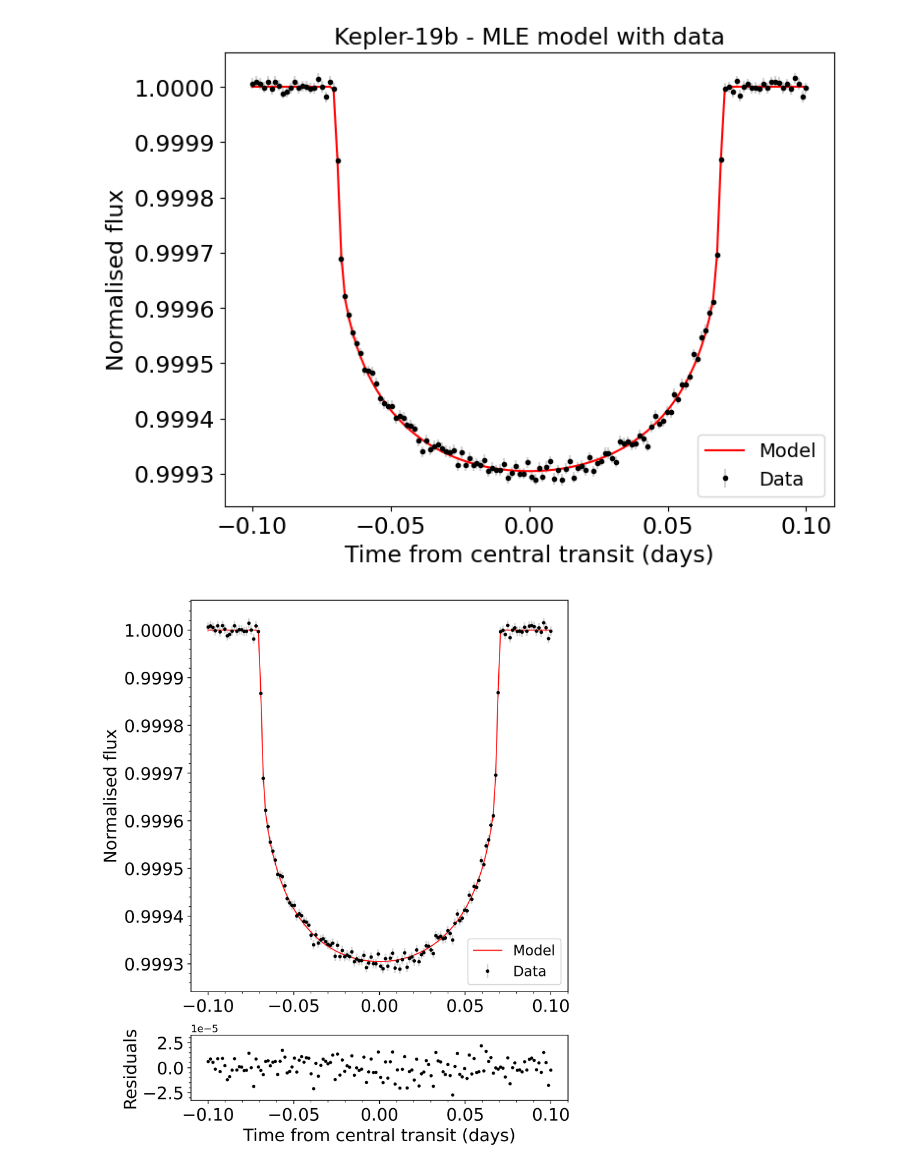
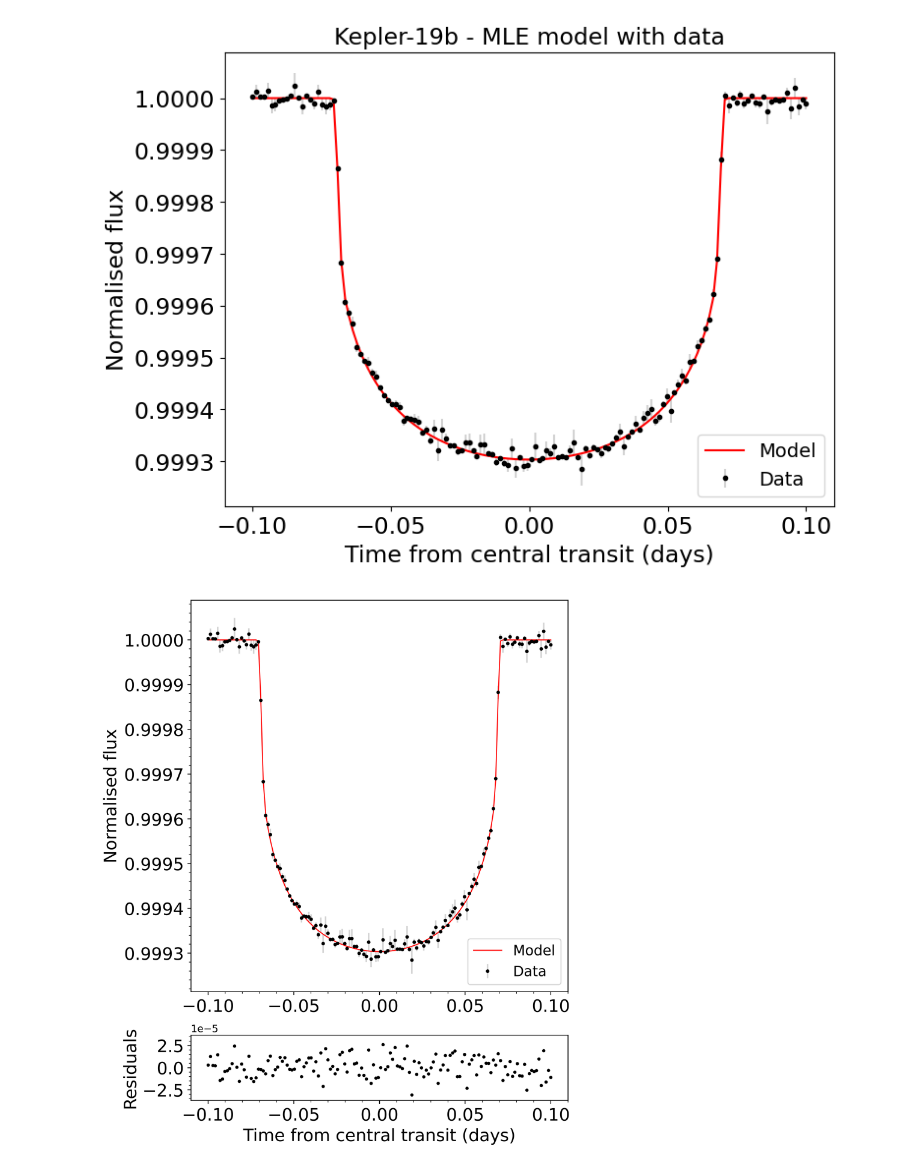
Before and after one commit to hrwakeford/MSci2022_TESS, a Jupyter notebook: Transit_fitting_model/mle_transit_fitting_model.ipynb, the cells around one changed output. Cells and saved outputs as stored; diff of their text form; code cells hidden in the pictures.

Commit message:
added yerrs to log_prob

```diff
--- a/Transit_fitting_model/mle_transit_fitting_model.ipynb
+++ b/Transit_fitting_model/mle_transit_fitting_model.ipynb
@@ -96,8 +96,8 @@ true_flux = m.light_curve(params)
 # %%
 #Add noise to the signal
 sigma = 0.00001
-errs = np.random.normal(loc=0., scale=sigma, size=len(true_flux))
-true_flux += errs
+yerrs = np.random.normal(loc=0., scale=sigma, size=len(true_flux))
+true_flux += yerrs
 # %%
 fig, ax = plt.subplots(1, figsize=(8,6))
 plt.title("Kepler-19b - Simulated data points", size=17)
@@ -123,7 +123,7 @@ guess_params.w = params.w
 guess_params.limb_dark = "quadratic"
 guess_params.u = params.u
 # %%
-def log_likelihood(params, true_flux):
+def log_likelihood(params, true_flux, yerrs):
     """
 
     Parameters
@@ -144,20 +144,13 @@ def log_likelihood(params, true_flux):
     guess_m = batman.TransitModel(guess_params, t)
     guess_flux = guess_m.light_curve(guess_params)
 
-    L = 0
-    # for y_i, y_m_i in zip(true_flux, guess_flux):
-    #     L += (-0.5 * ((y_i - y_m_i)**2 / sigma**2))
-    # L = L + (len(t) / 2) * np.log(2 * np.pi * sigma**2)
-    # # print(L)
-    # return L
-    sigma2 = np.full(len(t), sigma)
-    L1 = -0.5 * np.power((true_flux - guess_flux), 2) / np.power(sigma2, 2)
-    L2 = (len(t) / 2) * np.log(2 * np.pi * sigma2**2)
+    L1 = -0.5 * np.power((true_flux - guess_flux), 2) / np.power(yerrs, 2)
+    L2 = (len(t) / 2) * np.log(2 * np.pi * yerrs**2)
     L3 = np.sum(L1) + np.sum(L2)
     return L3
 
 
-def log_prior(params, true_flux):
+def log_prior(params, true_flux, yerrs):
     """
 
     Parameters
@@ -185,16 +178,16 @@ def log_prior(params, true_flux):
 
     return P
 
-def log_prob(params, true_flux):
-    lp = log_prior(params, true_flux)
+def log_prob(params, true_flux, yerrs):
+    lp = log_prior(params, true_flux, yerrs)
     # if not np.isfinite(lp):
     #     return -np.inf
 
-    return -(log_likelihood(params, true_flux)) + -1*(lp)
+    return -(log_likelihood(params, true_flux, yerrs)) + -1*(lp)
 # %%
 guess = [88, 0.18, 0.08]
 
-likelihood_model = optimize.minimize(log_prob, guess, args=(true_flux))
+likelihood_model = optimize.minimize(log_prob, guess, args=(true_flux, yerrs))
 model_orbital_inclination, model_R_planet, model_semi_major_axis = (likelihood_model['x'])
 print(likelihood_model)
 # %% [output]
@@ -230,7 +223,7 @@ residual = true_flux - model_flux
 # %%
 fig, ax = plt.subplots(1, figsize=(8,6))
 plt.title("Kepler-19b - MLE model with data", size=17)
-plt.errorbar(t, true_flux, yerr=sigma, fmt='.', ecolor='LightGrey', color="black", label="Data")
+plt.errorbar(t, true_flux, yerr=yerrs, fmt='.', ecolor='LightGrey', color="black", label="Data")
 plt.plot(t, model_flux, label="Model", color="red")
 plt.xlabel("Time from central transit (days)", size=17)
 plt.ylabel("Normalised flux", size=17)
@@ -241,7 +234,7 @@ ax.legend(prop={'size': 14}, loc="lower right")
 
 plt.show()
 # %% [output]
-[figure, old version]
+[figure, new version]
 # %%
 #Panel settings
 left = 0.1
@@ -259,37 +252,37 @@ ax = fig.add_axes(rect)
 ax_res = fig.add_axes(rect_res, sharex=ax)
 
 #Top panel
-ax.errorbar(t, true_flux, yerr=sigma, fmt='.', markersize=5, color='black', ecolor='LightGrey', label="Data")
+ax.errorbar(t, true_flux, yerr=yerrs, fmt='.', markersize=5, color='black', ecolor='LightGrey', label="Data")
 ax.plot(t, model_flux, color='red',label="Model", lw=1)
 
 ax.set(ylabel="Normalised flux")
 ax.xaxis.label.set_size(17)
 ax.yaxis.label.set_size(17)
 
 ax.legend(prop={'size': 14}, loc="lower right")
 
 ax.xaxis.set_minor_locator(ticker.AutoMinorLocator())
 ax.yaxis.set_minor_locator(ticker.AutoMinorLocator())
 
 ax.xaxis.set_tick_params(labelsize=17)
 ax.yaxis.set_tick_params(labelsize=17)
 
 #Bottom panel
 ax_res.scatter(t, residual, color='black', s=5)
 ax_res.set_ylim((-max(abs(residual))*1.2, max(abs(residual)*1.2)))
 # ax_res.plot([min(t), max(t)], [0, 0], color='red', lw=1)
 
 ax_res.set(xlabel="Time from central transit (days)", ylabel="Residuals")
 ax_res.xaxis.label.set_size(17)
 ax_res.yaxis.label.set_size(17)
 
 ax_res.xaxis.set_minor_locator(ticker.AutoMinorLocator())
 ax_res.yaxis.set_minor_locator(ticker.AutoMinorLocator())
 
 ax_res.xaxis.set_tick_params(labelsize=17)
 ax_res.yaxis.set_tick_params(labelsize=17)
 
 # fig.subplots_adjust(hspace=0.1)
 plt.show()
 # %% [output]
-[figure, old version]
+[figure, new version]
```
Also changed, not shown: parts of 2 cells of this notebook.
